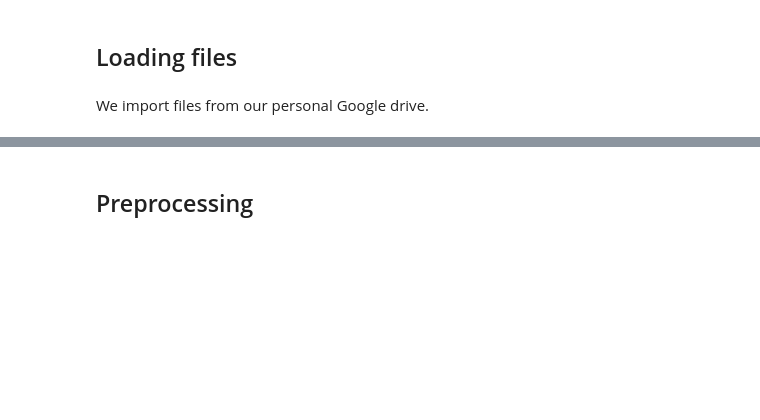
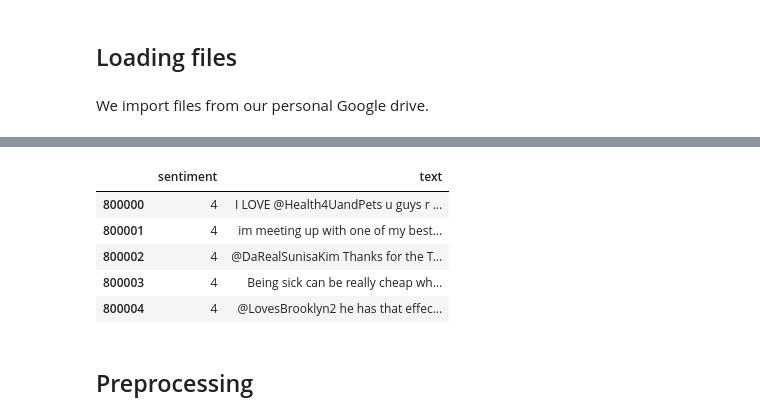
Before and after one commit to vikaskapur/MyBERT, a Jupyter notebook: bert_tokenizer/Bert_tokenizer.ipynb, the cells around one changed output, grey strips where cells are left out. Drawn from its saved outputs; the diff is of its cells as text; code cells hidden in the pictures; blank space fills up the shorter version.

Commit message:
Preprocessing, training code

```diff
--- a/bert_tokenizer/Bert_tokenizer.ipynb
+++ b/bert_tokenizer/Bert_tokenizer.ipynb
@@ -52,7 +54,7 @@ drive.mount("/content/drive")
 # %%
 cols = ["sentiment", "id", "date", "query", "user", "text"]
 data = pd.read_csv(
-    "/content/drive/MyDrive/projects/BERT/sentiment_data/training.csv",
+    "/content/drive/MyDrive/Datasets/SentimentData/training.csv",
     header=None,
     names=cols,
     engine="python",
@@ -67,3 +76,12 @@ data.head(5)
+# %%
+data[data.sentiment == 4].head()
+# %% [output]
+|  | sentiment | text |
+| 800000 | 4 | I LOVE @Health4UandPets u guys r ... |
+| 800001 | 4 | im meeting up with one of my best... |
+| 800002 | 4 | @DaRealSunisaKim Thanks for the T... |
+| 800003 | 4 | Being sick can be really cheap wh... |
+| 800004 | 4 | @LovesBrooklyn2 he has that effec... |
 # %% [markdown]
 ## Preprocessing
 # %% [markdown]
```
Also changed, not shown: parts of 10 cells of this notebook.
